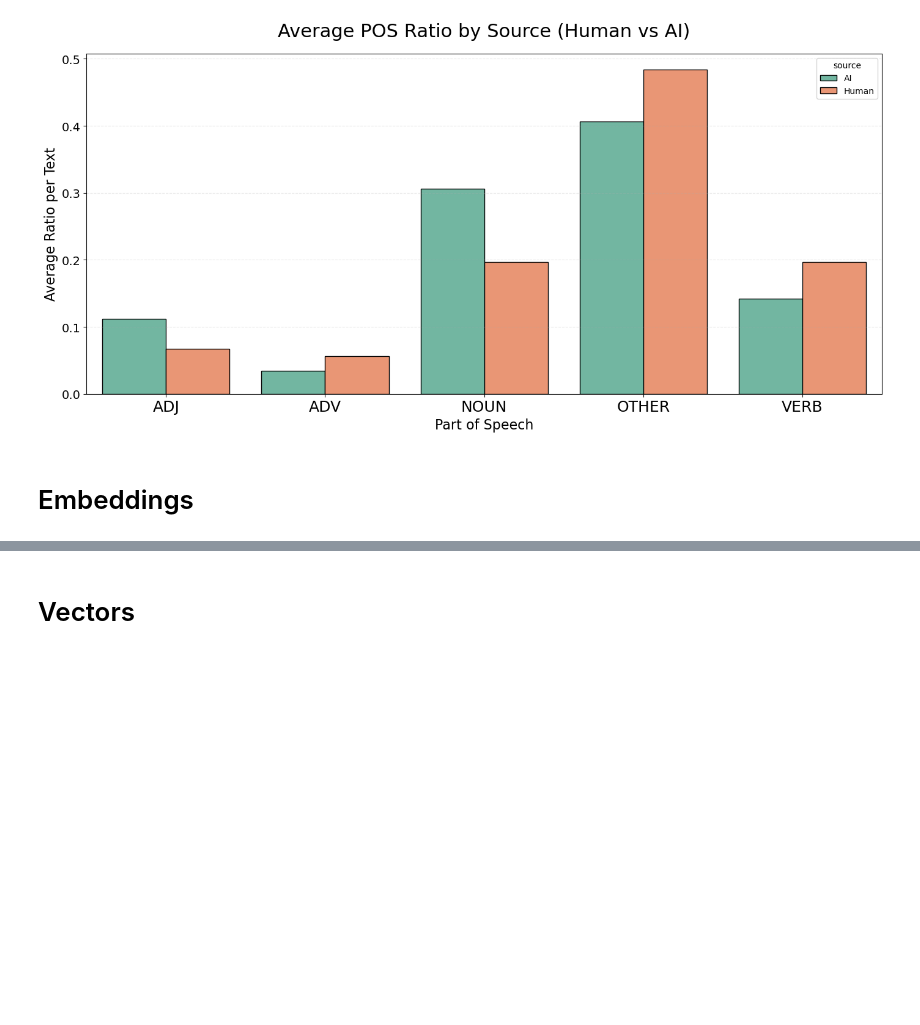
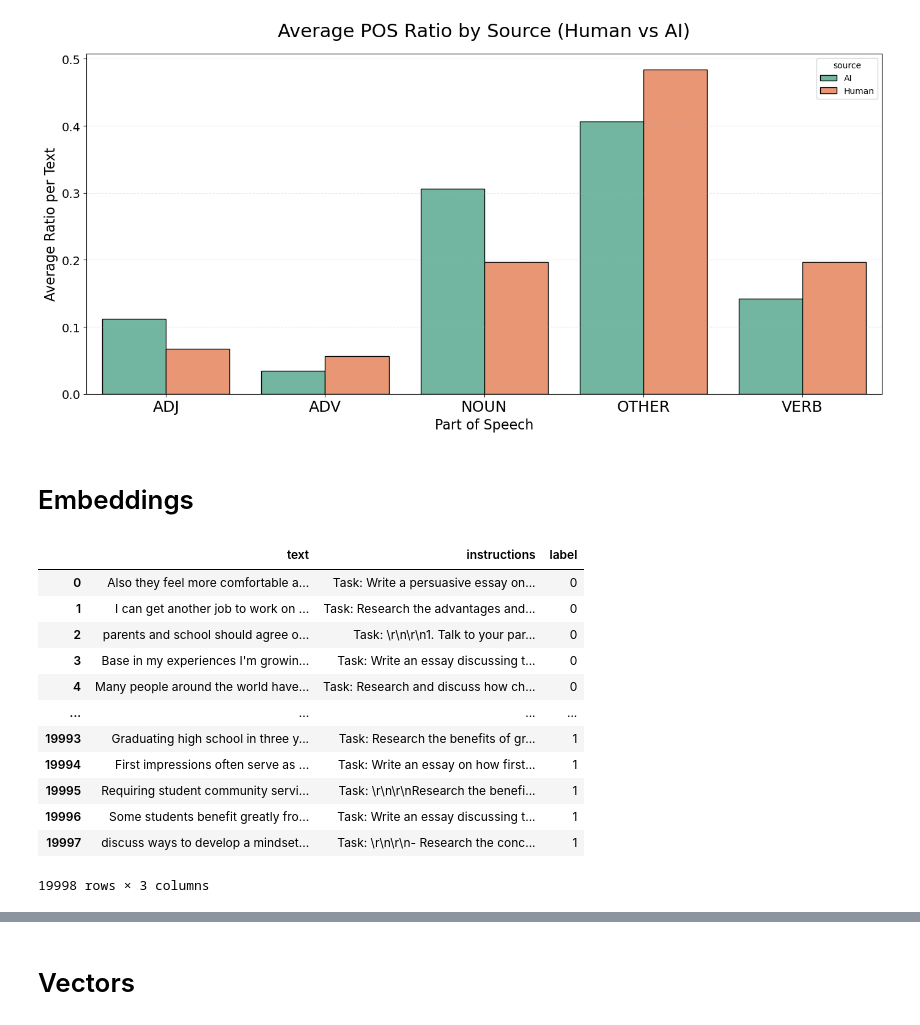
Before and after one commit to BenGaistAI/ai_detection, a Jupyter notebook: main_notebook.ipynb, the cells around one changed output, grey strips where cells are left out. Saved outputs shown, nothing was run; the diff lists cells and outputs as text; code cells hidden in the pictures; blank space fills up the shorter version.

```diff
--- a/main_notebook.ipynb
+++ b/main_notebook.ipynb
@@ -690,0 +716,16 @@ plt.show()
+# %%
+data
+# %% [output]
+|  | text | instructions | label |
+| 0 | Also they feel more comfortable a... | Task: Write a persuasive essay on... | 0 |
+| 1 | I can get another job to work on ... | Task: Research the advantages and... | 0 |
+| 2 | parents and school should agree o... | Task: \r\n\r\n1. Talk to your par... | 0 |
+| 3 | Base in my experiences I'm growin... | Task: Write an essay discussing t... | 0 |
+| 4 | Many people around the world have... | Task: Research and discuss how ch... | 0 |
+| ... | ... | ... | ... |
+| 19993 | Graduating high school in three y... | Task: Research the benefits of gr... | 1 |
+| 19994 | First impressions often serve as ... | Task: Write an essay on how first... | 1 |
+| 19995 | Requiring student community servi... | Task: \r\n\r\nResearch the benefi... | 1 |
+| 19996 | Some students benefit greatly fro... | Task: Write an essay discussing t... | 1 |
+| 19997 | discuss ways to develop a mindset... | Task: \r\n\r\n- Research the conc... | 1 |
+19998 rows × 3 columns
```
Also changed, not shown: parts of 24 cells of this notebook.
